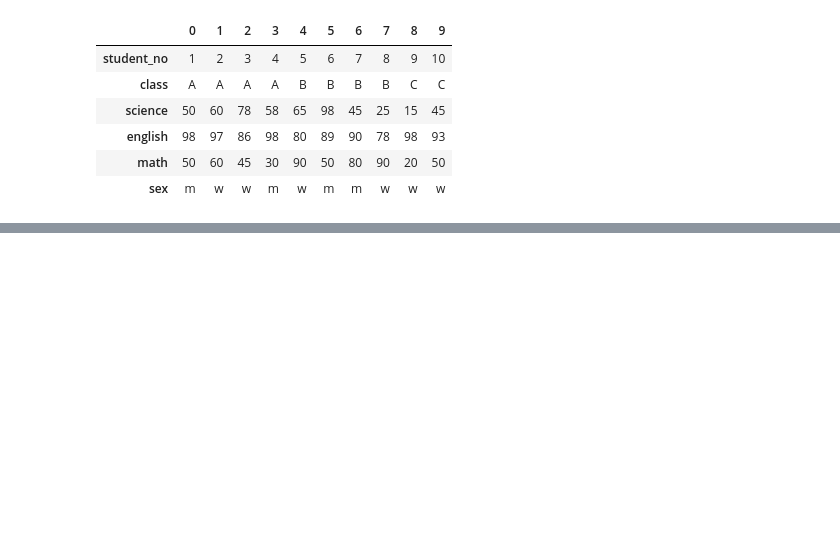
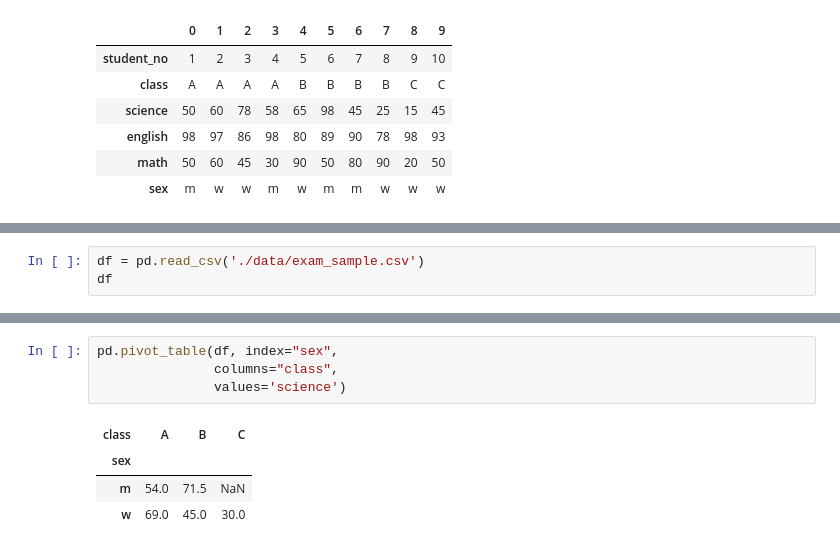
Before and after one commit to daxjeong/StudyJupyter, a Jupyter notebook: day5/5day_02_데이터탐색하기_그룹_재구조화_시계열.ipynb, the cells around one changed output, grey strips where cells are left out. Drawn from its saved outputs; the diff is of its cells as text; blank space fills up the shorter version.

```diff
--- a/day5/5day_02_데이터탐색하기_그룹_재구조화_시계열.ipynb
+++ b/day5/5day_02_데이터탐색하기_그룹_재구조화_시계열.ipynb
@@ -474,0 +477,3 @@ df.T
+# %%
+df = pd.read_csv('./data/exam_sample.csv')
+df
@@ -474,0 +502,9 @@ df.T
+# %%
+pd.pivot_table(df, index="sex",
+               columns="class",
+               values='science')
+# %% [output]
+| class | A | B | C |
+| sex |  |  |  |
+| m | 54.0 | 71.5 | NaN |
+| w | 69.0 | 45.0 | 30.0 |
```
Also changed, not shown: parts of 3 cells of this notebook, 4 other files.
